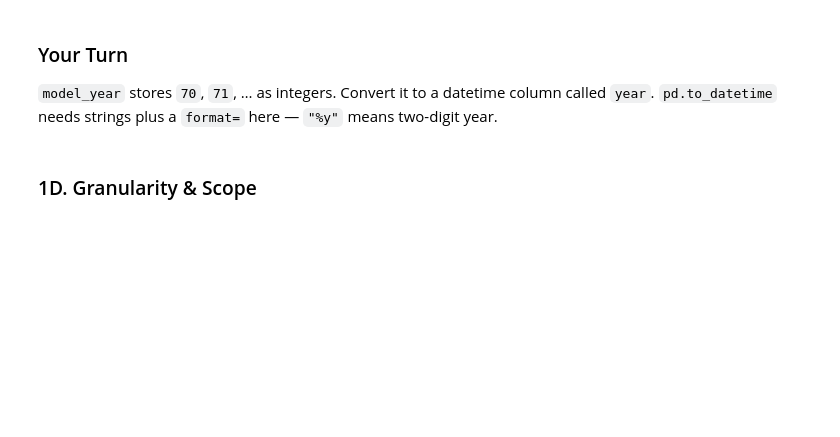
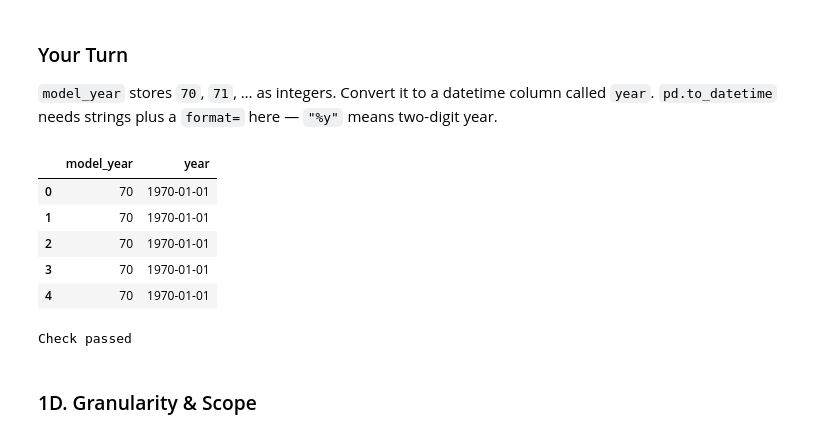
Before and after one commit to himanibalaga/JCP-fall-26, a Jupyter notebook: Week_3.ipynb, the cells around one changed output. Drawn from its saved outputs; the diff is of its cells as text; code cells hidden in the pictures; blank space fills up the shorter version.

```diff
--- a/Week_3.ipynb
+++ b/Week_3.ipynb
@@ -17,7 +17,7 @@ taxis = pd.read_csv(DATA_URL + "taxis.csv")   # demo
 # We read the raw CSV (instead of sns.load_dataset) so nothing gets pre-cleaned for us.
 # %%
 # Your turn: create a DataFrame named 'cars' the same way we loaded 'taxis'. The CSV is "mpg.csv".
-...
+cars = pd.read_csv(DATA_URL + "mpg.csv")
 # %% [markdown]
 ---
 ## Part 1: EDA
@@ -72,5 +174,5 @@ cars.groupby(...)["mpg"].mean()
 # %%
-cars_dropped = ...
+cars_dropped = cars.dropna(subset=["horsepower"])
 cars_imputed = cars.copy()
-cars_imputed["horsepower"] = ...
+cars_imputed["horsepower"] = cars_imputed["horsepower"].fillna(cars["horsepower"].mean())
 print(len(cars), "->", len(cars_dropped), "dropped |", len(cars_imputed), "imputed")
@@ -111,13 +263,22 @@ taxis["duration_min"].describe()
 ### Your Turn
 `model_year` stores `70`, `71`, … as integers. Convert it to a datetime column called `year`. `pd.to_datetime` needs strings plus a `format=` here — `"%y"` means two-digit year.
 # %%
-cars["year"] = pd.to_datetime(..., format=...)
+cars["year"] = pd.to_datetime(cars["model_year"].astype(str), format="%y")
 cars[["model_year", "year"]].head()
+# %% [output]
+|  | model_year | year |
+| 0 | 70 | 1970-01-01 |
+| 1 | 70 | 1970-01-01 |
+| 2 | 70 | 1970-01-01 |
+| 3 | 70 | 1970-01-01 |
+| 4 | 70 | 1970-01-01 |
 # %%
 # Check: run me
 assert str(cars["year"].dtype).startswith("datetime64"), "year should be a datetime column"
 assert cars["year"].dt.year.min() == 1970 and cars["year"].dt.year.max() == 1982, "years should run 1970–1982"
 print("Check passed")
+# %% [output]
+Check passed
 # %% [markdown]
 ### 1D. Granularity & Scope
 # %%
```
Also changed, not shown: parts of 92 cells of this notebook.
